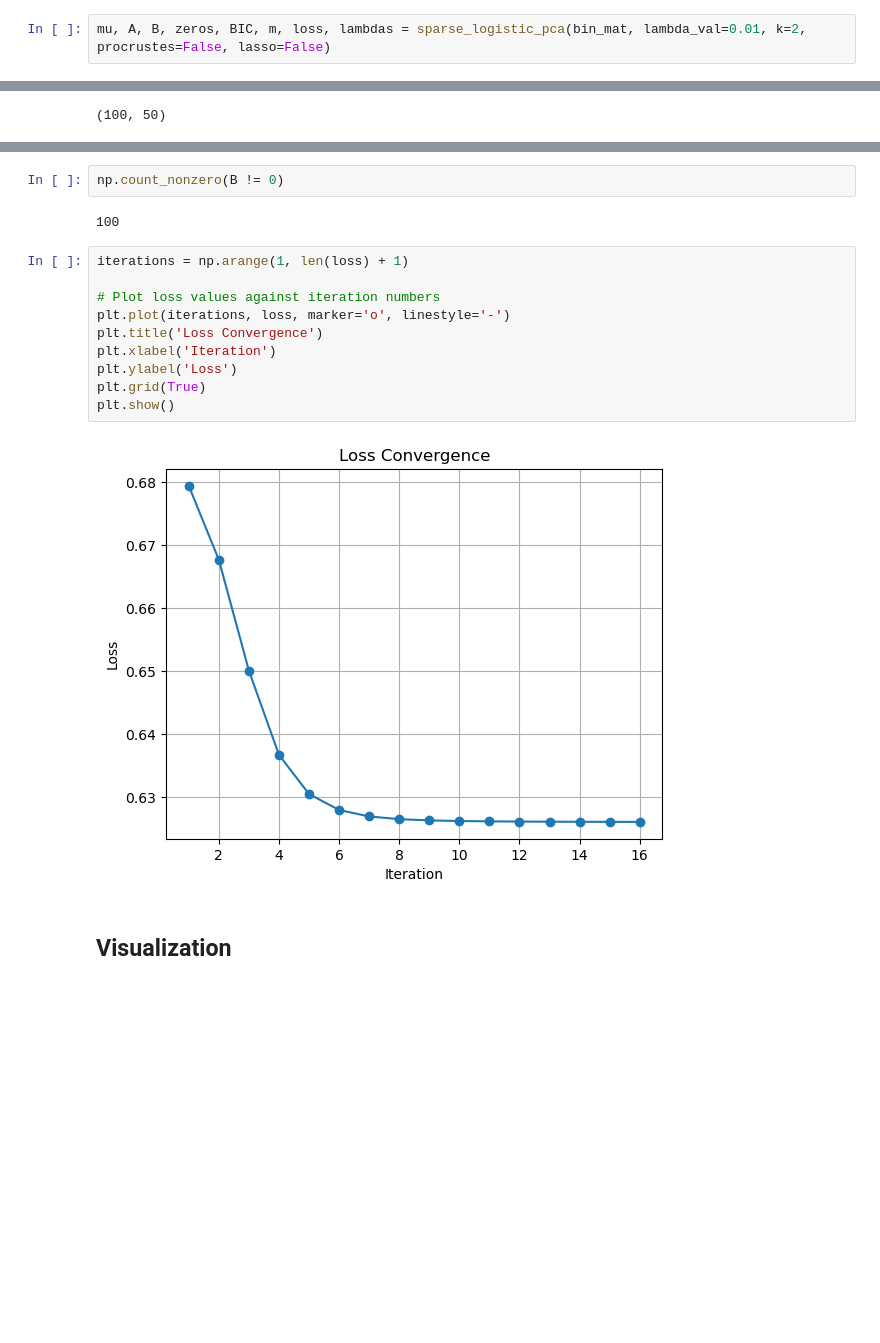
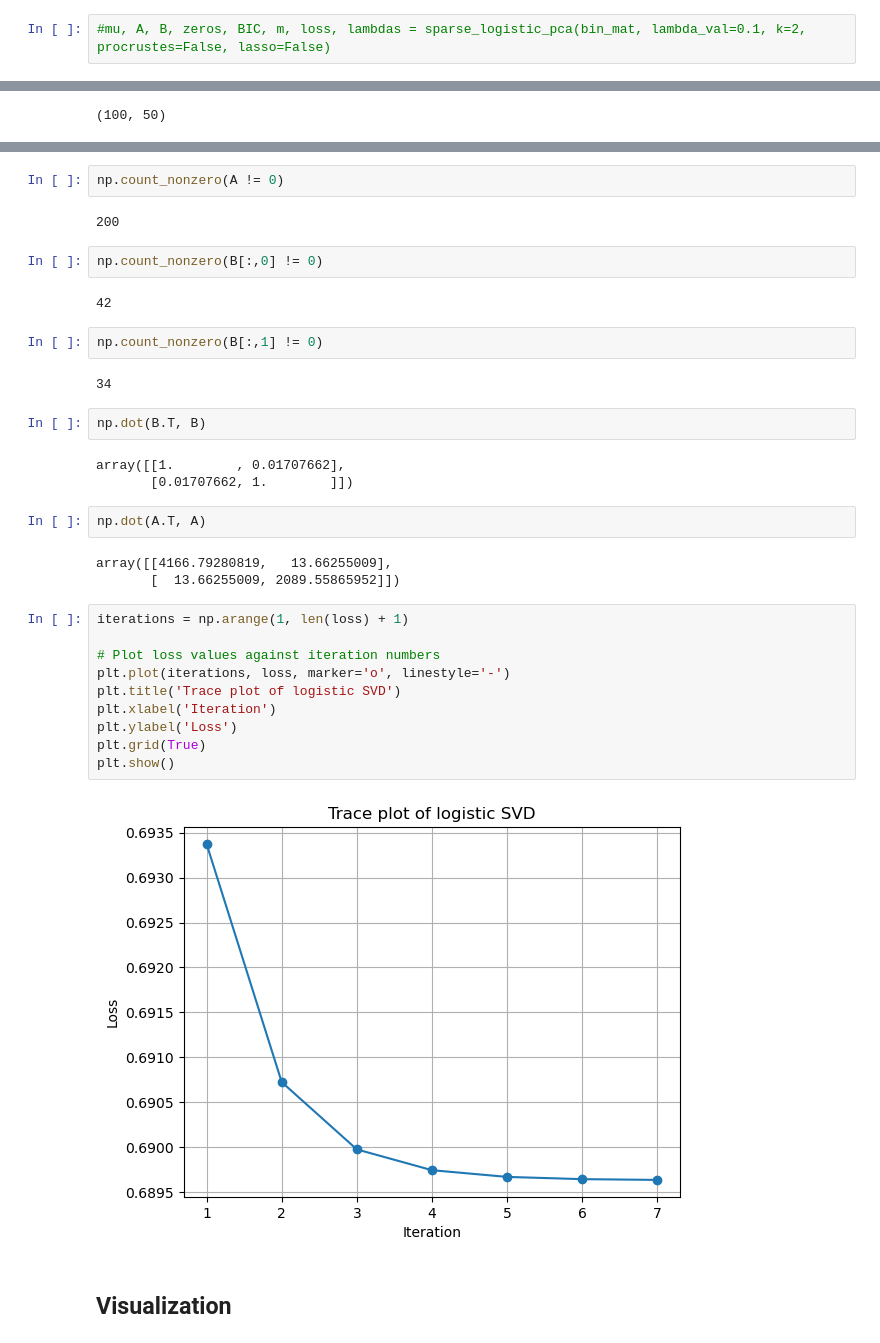
Before and after one commit to andyzhangstat/SLSVD, a Jupyter notebook: docs/example.ipynb, the cells around one changed output, grey strips where cells are left out. Saved outputs shown, nothing was run; the diff lists cells and outputs as text; blank space fills up the shorter version.

```diff
--- a/docs/example.ipynb
+++ b/docs/example.ipynb
@@ -70,2 +84,2 @@ from slsvd.sparse_logistic_pca import sparse_logistic_pca
 # %%
-mu, A, B, zeros, BIC, m, loss, lambdas = sparse_logistic_pca(bin_mat, lambda_val=0.01, k=2, procrustes=False, lasso=False)
+#mu, A, B, zeros, BIC, m, loss, lambdas = sparse_logistic_pca(bin_mat, lambda_val=0.1, k=2, procrustes=False, lasso=False)
@@ -94,19 +137,37 @@ zeros
+# %%
+np.count_nonzero(A != 0)
+# %% [output]
+200
 # %%
-np.count_nonzero(B != 0)
+np.count_nonzero(B[:,0] != 0)
 # %% [output]
-100
+42
+# %%
+np.count_nonzero(B[:,1] != 0)
+# %% [output]
+34
+# %%
+np.dot(B.T, B)
+# %% [output]
+array([[1.        , 0.01707662],
+       [0.01707662, 1.        ]])
+# %%
+np.dot(A.T, A)
+# %% [output]
+array([[4166.79280819,   13.66255009],
+       [  13.66255009, 2089.55865952]])
 # %%
 iterations = np.arange(1, len(loss) + 1)
 
 # Plot loss values against iteration numbers
 plt.plot(iterations, loss, marker='o', linestyle='-')
-plt.title('Loss Convergence')
+plt.title('Trace plot of logistic SVD')
 plt.xlabel('Iteration')
 plt.ylabel('Loss')
 plt.grid(True)
 plt.show()
 # %% [output]
-[figure, old version]
+[figure, new version]
 # %% [markdown]
 ## Visualization
 # %%
```
Also changed, not shown: parts of 26 cells of this notebook, 2 other files.
